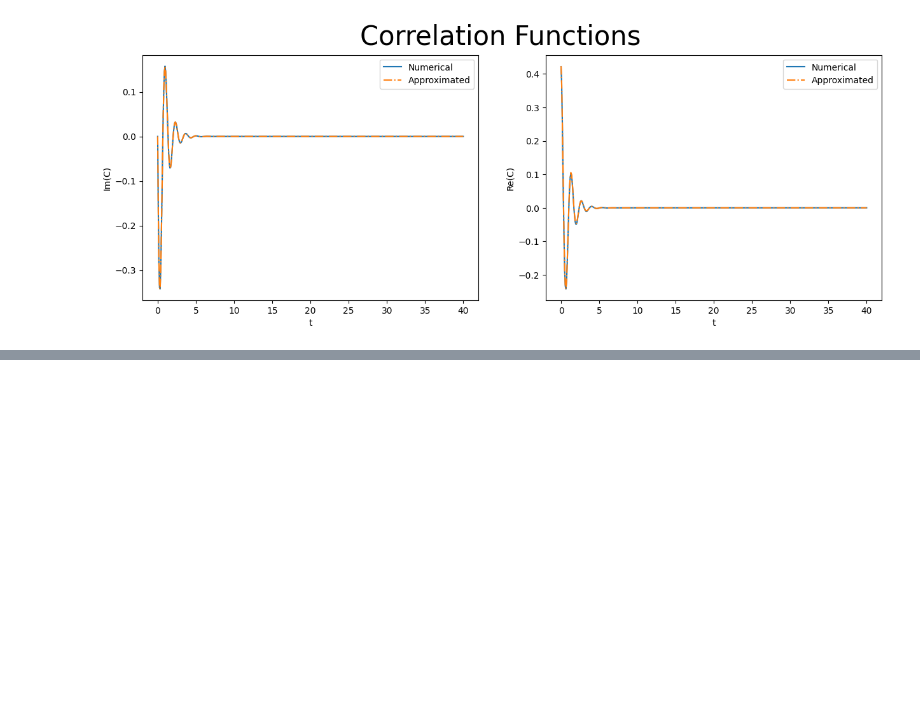
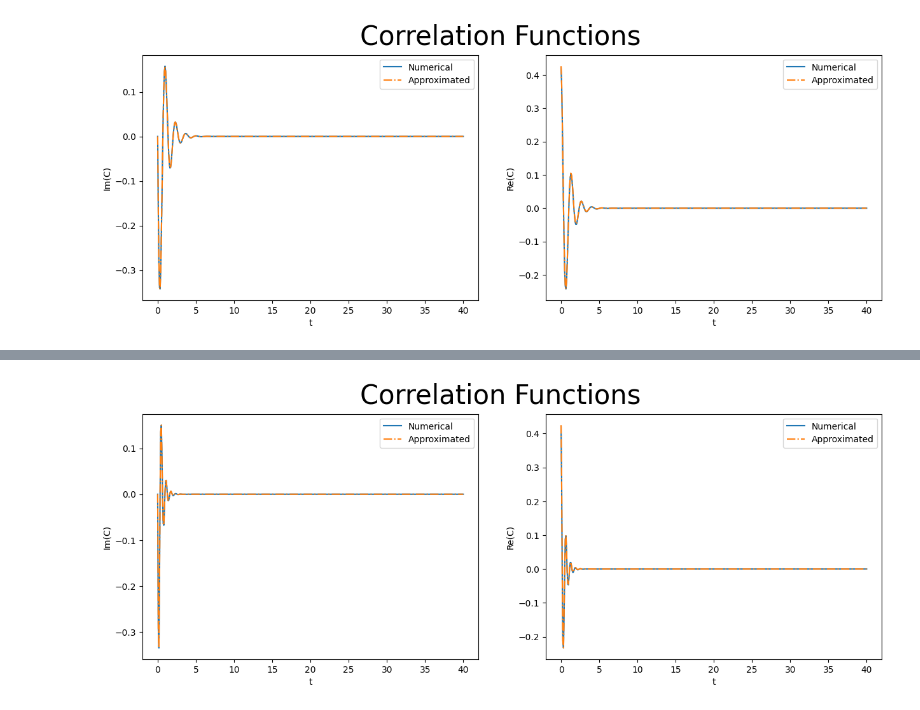
Before and after one commit to gsuarezr/DSE, a Jupyter notebook: report/br_failure_forpdf.ipynb, the cells around one changed output, grey strips where cells are left out. Cells and saved outputs as stored; diff of their text form; code cells hidden in the pictures; blank space fills up the shorter version.

```diff
--- a/report/br_failure_forpdf.ipynb
+++ b/report/br_failure_forpdf.ipynb
@@ -352,0 +392,11 @@ from qutip import qsave,qload
+# %%
+from hamiltonians import ising
+H,sx,sy,sz=ising(N=3,g=1,Jx=5)
+Q=sx[-1]+ 1.1*sy[-1]+0.9*sz[-1]
+# %%
+E01=H.eigenenergies()[2]-H.eigenenergies()[0]#it is mostly degenerate, this does not help much
+w0=1.1 *E01#since I have no g parameter then It doesn't scale uniformingly as ising
+gamma=w0/2.05
+Gamma=gamma/2
+Omega=np.sqrt(w0**2 -Gamma**2)
+lam=np.sqrt(Omega)
@@ -352,0 +405,9 @@ from qutip import qsave,qload
+# %%
+bath = heom.UnderDampedBath(
+        Q=Q,
+        lam=lam, gamma=gamma, w0=w0, T=0, Nk=5) # fix runtime warning
+cfiitter2 = heom.CorrelationFitter(
+    Q, 0, tfit, bath.correlation_function)
+bath1, fit2info = cfiitter2.get_fit(Ni=1, Nr=2)
+# notice one mode is also a pretty good approximation
+print(fit2info['summary'])
@@ -352,0 +427,20 @@ from qutip import qsave,qload
+# %%
+times2 = np.linspace(0,40,500)
+cvis = bath.correlation_function(times2)
+# %%
+# using the variable axs for multiple Axes
+fig, axs = plt.subplots(1, 2,figsize=(15,5))
+axs[0].plot(times2, np.imag(cvis),label="Numerical")
+axs[0].plot(times2, np.imag(bath1.correlation_function_approx(times2)), "-.",label="Approximated")
+axs[0].set_xlabel("t")
+axs[0].set_ylabel("Im(C)")
+axs[0].legend()
+axs[1].plot(times2, np.real(cvis),label="Numerical")
+axs[1].plot(times2, np.real(bath1.correlation_function_approx(times2)), "-.",label="Approximated")
+axs[1].set_xlabel("t")
+axs[1].set_ylabel("Re(C)")
+axs[1].legend()
+fig.suptitle('Correlation Functions', fontsize=30)
+plt.show()
+# %% [output]
+[figure, added]
```
Also changed, not shown: parts of 50 cells of this notebook, 6 other files.
